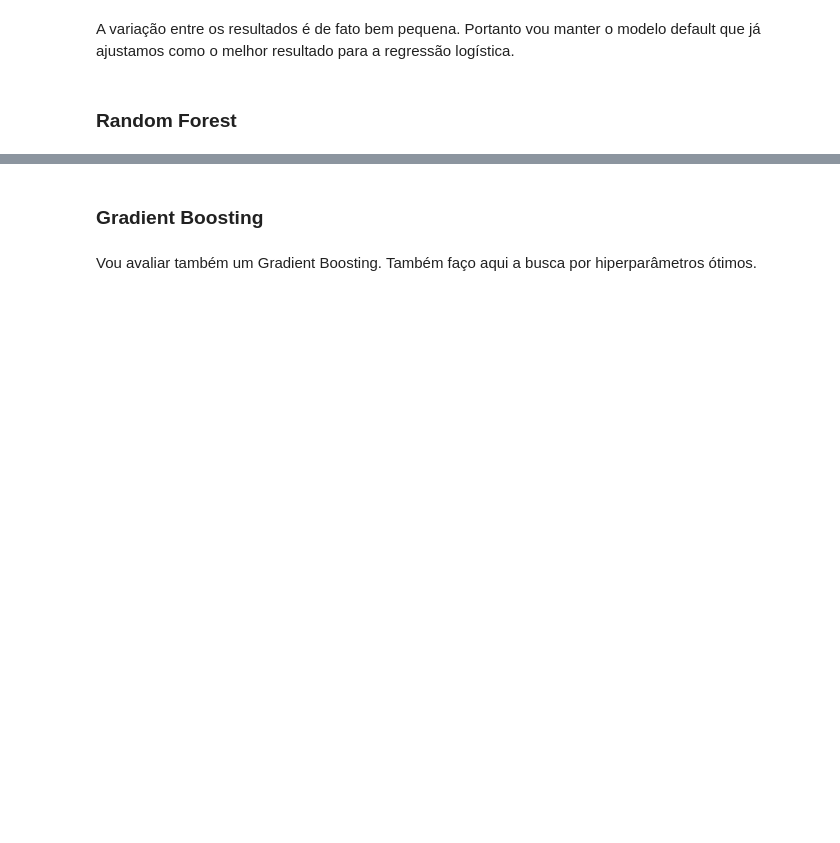
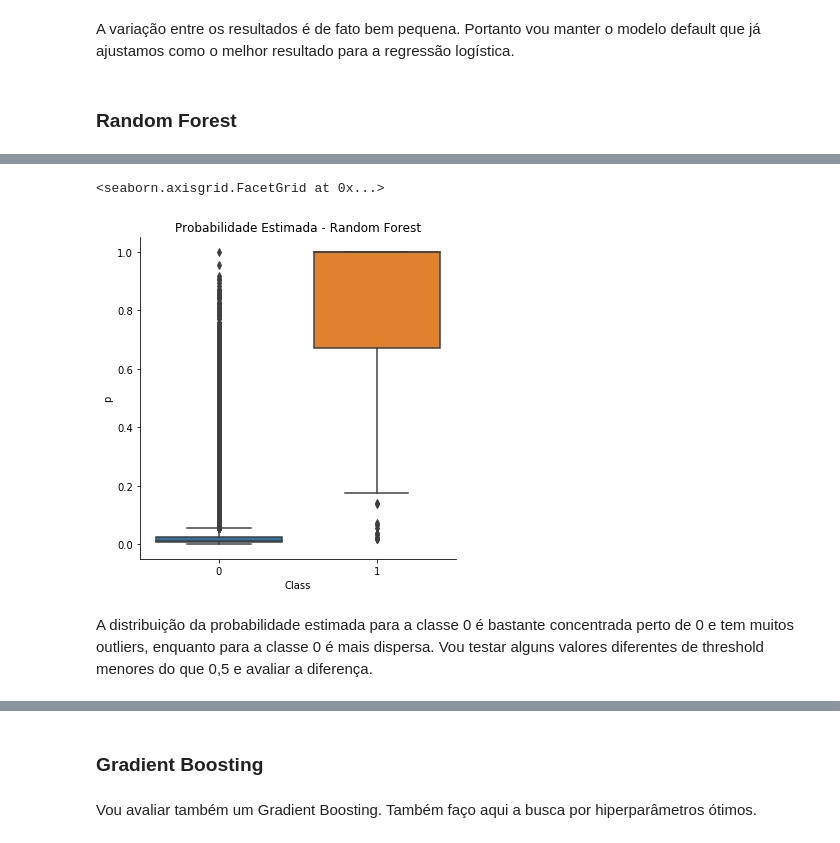
Before and after one commit to jessicalfr/data_science_studies, a Jupyter notebook: credit_card_fraud_detection/credit_card_fraud_detection.ipynb, the cells around one changed output, grey strips where cells are left out. Cells and saved outputs as stored; diff of their text form; code cells hidden in the pictures; blank space fills up the shorter version.

```diff
--- a/credit_card_fraud_detection/credit_card_fraud_detection.ipynb
+++ b/credit_card_fraud_detection/credit_card_fraud_detection.ipynb
@@ -266,0 +470,7 @@ Comenta os resultados aqui
+# %%
+sns.catplot(data = result_rf, x = 'Class', y = 'p', kind = 'box').set(title = 'Probabilidade Estimada - Random Forest')
+# %% [output]
+<seaborn.axisgrid.FacetGrid at 0x...>
+[figure, added]
+# %% [markdown]
+A distribuição da probabilidade estimada para a classe 0 é bastante concentrada perto de 0 e tem muitos outliers, enquanto para a classe 0 é mais dispersa. Vou testar alguns valores diferentes de threshold menores do que 0,5 e avaliar a diferença.
```
Also changed, not shown: parts of 99 cells of this notebook, 5 other files.
